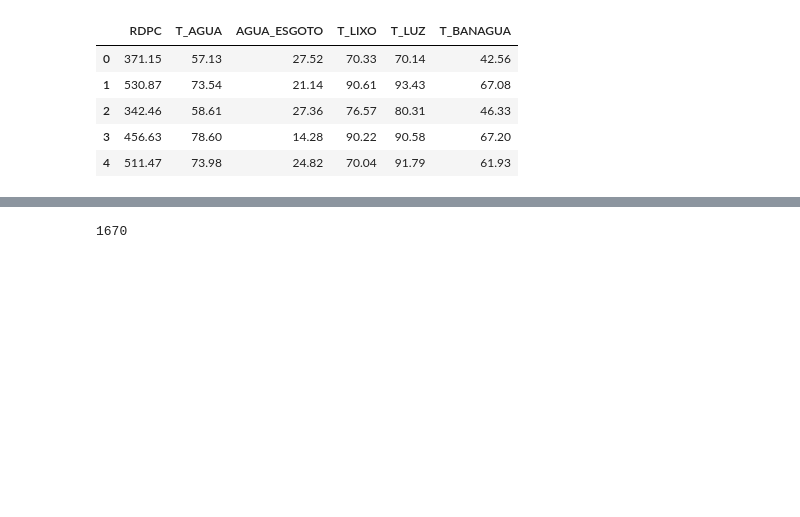
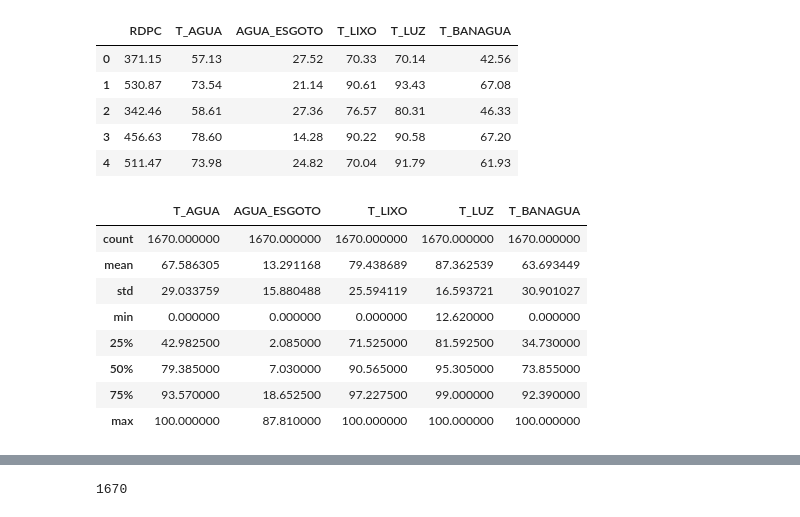
Before and after one commit to EmersonFranca/IDH_Atlas, a Jupyter notebook: Analise_Exploratoria/1_Analise_Exploratoria.ipynb, the cells around one changed output, grey strips where cells are left out. Cells and saved outputs as stored; diff of their text form; code cells hidden in the pictures; blank space fills up the shorter version.

```diff
--- a/Analise_Exploratoria/1_Analise_Exploratoria.ipynb
+++ b/Analise_Exploratoria/1_Analise_Exploratoria.ipynb
@@ -358,10 +358,22 @@ df.head()
 | 3 | 456.63 | 78.60 | 14.28 | 90.22 | 90.58 | 67.20 |
 | 4 | 511.47 | 73.98 | 24.82 | 70.04 | 91.79 | 61.93 |
 # %%
-df_y = df['RDPC']
+df_y = df[['RDPC']]
 df_X = df[['T_AGUA','AGUA_ESGOTO','T_LIXO','T_LUZ','T_BANAGUA']]
 # %%
 X_train, X_test, y_train, y_test = train_test_split(df_X, df_y, test_size=0.3, random_state=123)
+# %%
+X_test.describe()
+# %% [output]
+|  | T_AGUA | AGUA_ESGOTO | T_LIXO | T_LUZ | T_BANAGUA |
+| count | 1670.000000 | 1670.000000 | 1670.000000 | 1670.000000 | 1670.000000 |
+| mean | 67.586305 | 13.291168 | 79.438689 | 87.362539 | 63.693449 |
+| std | 29.033759 | 15.880488 | 25.594119 | 16.593721 | 30.901027 |
+| min | 0.000000 | 0.000000 | 0.000000 | 12.620000 | 0.000000 |
+| 25% | 42.982500 | 2.085000 | 71.525000 | 81.592500 | 34.730000 |
+| 50% | 79.385000 | 7.030000 | 90.565000 | 95.305000 | 73.855000 |
+| 75% | 93.570000 | 18.652500 | 97.227500 | 99.000000 | 92.390000 |
+| max | 100.000000 | 87.810000 | 100.000000 | 100.000000 | 100.000000 |
 # %%
 modelo = xgboost.XGBRegressor(
                              #colsample_bytree=0.4,
```
Also changed, not shown: parts of 5 cells of this notebook.
